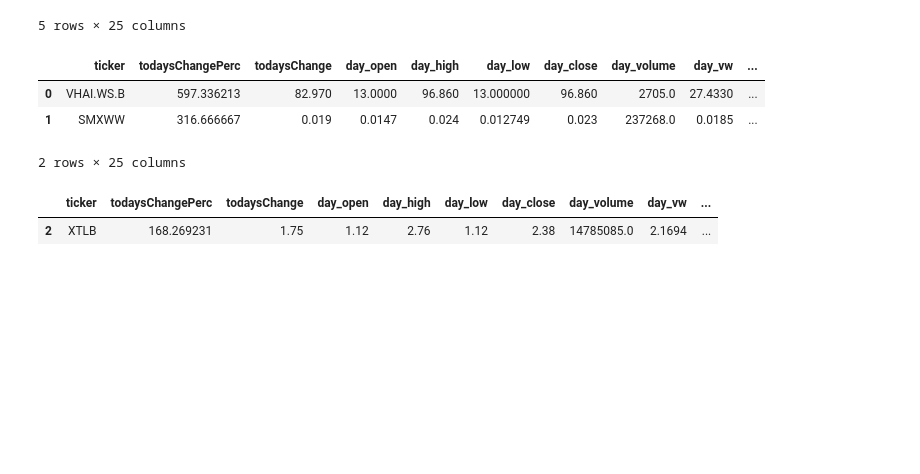
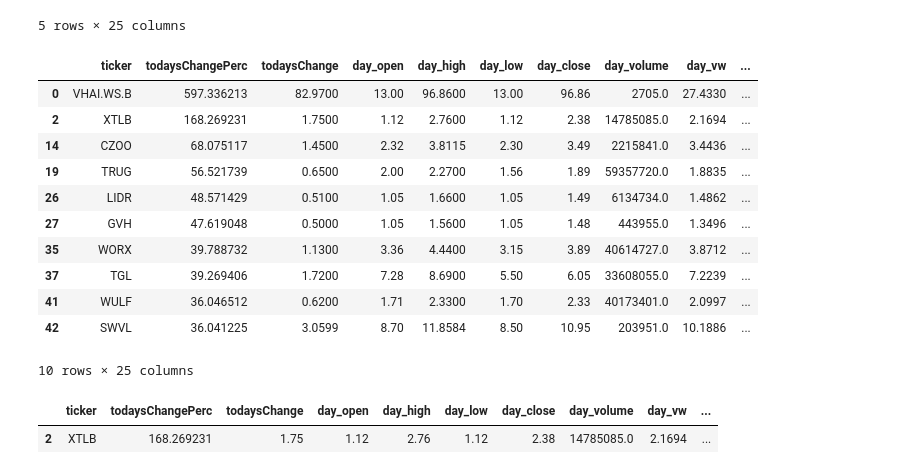
Before and after one commit to maheshpeiris0/Random-Python-Work, a Jupyter notebook: 2024/March/RandomValuesGenerations/random_sp.ipynb, the cells around one changed output. Saved outputs shown, nothing was run; the diff lists cells and outputs as text; code cells hidden in the pictures; blank space fills up the shorter version.

```diff
--- a/2024/March/RandomValuesGenerations/random_sp.ipynb
+++ b/2024/March/RandomValuesGenerations/random_sp.ipynb
@@ -15,12 +16,22 @@ df.head()
 | 4 | AREBW | 131.696015 | 0.01421 | 0.0109 | 0.0200 | 0.010376 | 0.0170 | 142140.0 | 0.01415 | ... |
 5 rows × 25 columns
 # %%
-df.sort_values(by='todaysChangePerc',ascending=False).head(2)
+df_sort=df.sort_values(by='todaysChangePerc',ascending=False)
-# %% [output]
-|  | ticker | todaysChangePerc | todaysChange | day_open | day_high | day_low | day_close | day_volume | day_vw | ... |
-| 0 | VHAI.WS.B | 597.336213 | 82.970 | 13.0000 | 96.860 | 13.000000 | 96.860 | 2705.0 | 27.4330 | ... |
-| 1 | SMXWW | 316.666667 | 0.019 | 0.0147 | 0.024 | 0.012749 | 0.023 | 237268.0 | 0.0185 | ... |
-2 rows × 25 columns
+# %%
+df_sort.loc[df_sort['day_open']>1].head(10)
+# %% [output]
+|  | ticker | todaysChangePerc | todaysChange | day_open | day_high | day_low | day_close | day_volume | day_vw | ... |
+| 0 | VHAI.WS.B | 597.336213 | 82.9700 | 13.00 | 96.8600 | 13.00 | 96.86 | 2705.0 | 27.4330 | ... |
+| 2 | XTLB | 168.269231 | 1.7500 | 1.12 | 2.7600 | 1.12 | 2.38 | 14785085.0 | 2.1694 | ... |
+| 14 | CZOO | 68.075117 | 1.4500 | 2.32 | 3.8115 | 2.30 | 3.49 | 2215841.0 | 3.4436 | ... |
+| 19 | TRUG | 56.521739 | 0.6500 | 2.00 | 2.2700 | 1.56 | 1.89 | 59357720.0 | 1.8835 | ... |
+| 26 | LIDR | 48.571429 | 0.5100 | 1.05 | 1.6600 | 1.05 | 1.49 | 6134734.0 | 1.4862 | ... |
+| 27 | GVH | 47.619048 | 0.5000 | 1.05 | 1.5600 | 1.05 | 1.48 | 443955.0 | 1.3496 | ... |
+| 35 | WORX | 39.788732 | 1.1300 | 3.36 | 4.4400 | 3.15 | 3.89 | 40614727.0 | 3.8712 | ... |
+| 37 | TGL | 39.269406 | 1.7200 | 7.28 | 8.6900 | 5.50 | 6.05 | 33608055.0 | 7.2239 | ... |
+| 41 | WULF | 36.046512 | 0.6200 | 1.71 | 2.3300 | 1.70 | 2.33 | 40173401.0 | 2.0997 | ... |
+| 42 | SWVL | 36.041225 | 3.0599 | 8.70 | 11.8584 | 8.50 | 10.95 | 203951.0 | 10.1886 | ... |
+10 rows × 25 columns
 # %%
 df.query('ticker=="XTLB"')
 # %% [output]
```
Also changed, not shown: parts of 9 cells of this notebook, 2 other files.
